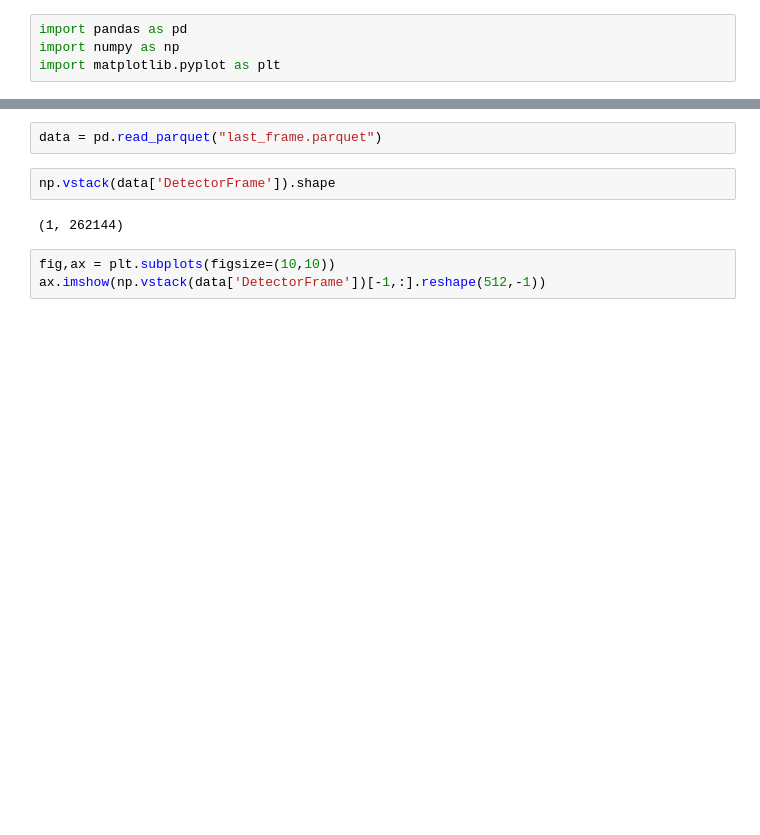
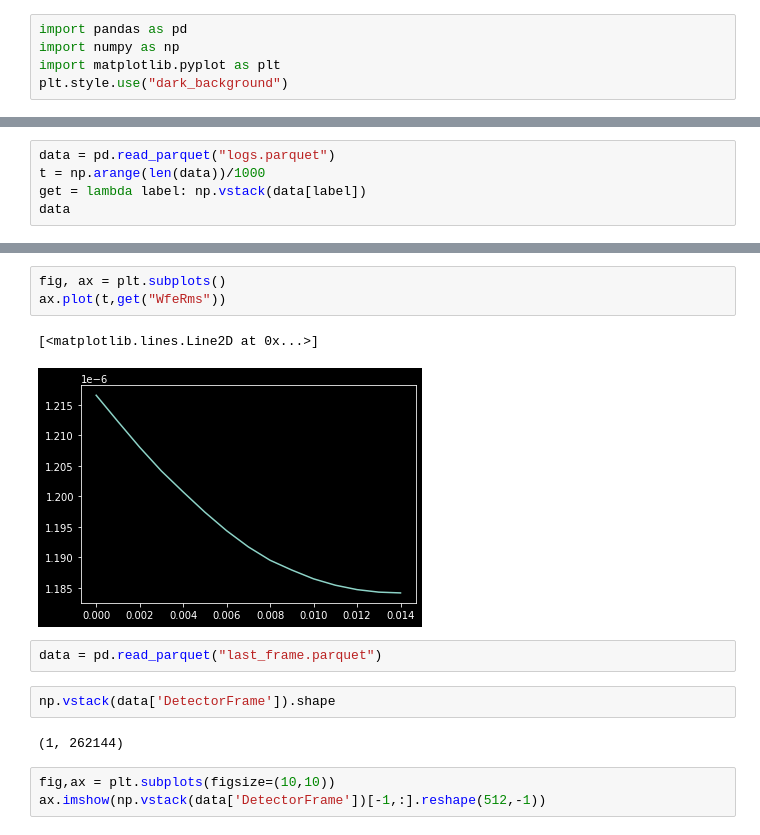
Before and after one commit to rconan/dos101, a Jupyter notebook: data.ipynb, the cells around one changed output, grey strips where cells are left out. Drawn from its saved outputs; the diff is of its cells as text; blank space fills up the shorter version.

Commit message:
WFE RMS PLOT

```diff
--- a/data.ipynb
+++ b/data.ipynb
@@ -2,3 +2,4 @@
 import pandas as pd
 import numpy as np
 import matplotlib.pyplot as plt
+plt.style.use("dark_background")
@@ -25,0 +6,5 @@ data
+# %%
+data = pd.read_parquet("logs.parquet")
+t = np.arange(len(data))/1000
+get = lambda label: np.vstack(data[label])
+data
@@ -26,3 +28,9 @@ data
+# %%
+fig, ax = plt.subplots()
+ax.plot(t,get("WfeRms"))
+# %% [output]
+[<matplotlib.lines.Line2D at 0x...>]
+[figure, added]
 # %%
 data = pd.read_parquet("last_frame.parquet")
 # %%
```
Also changed, not shown: parts of 3 cells of this notebook.
